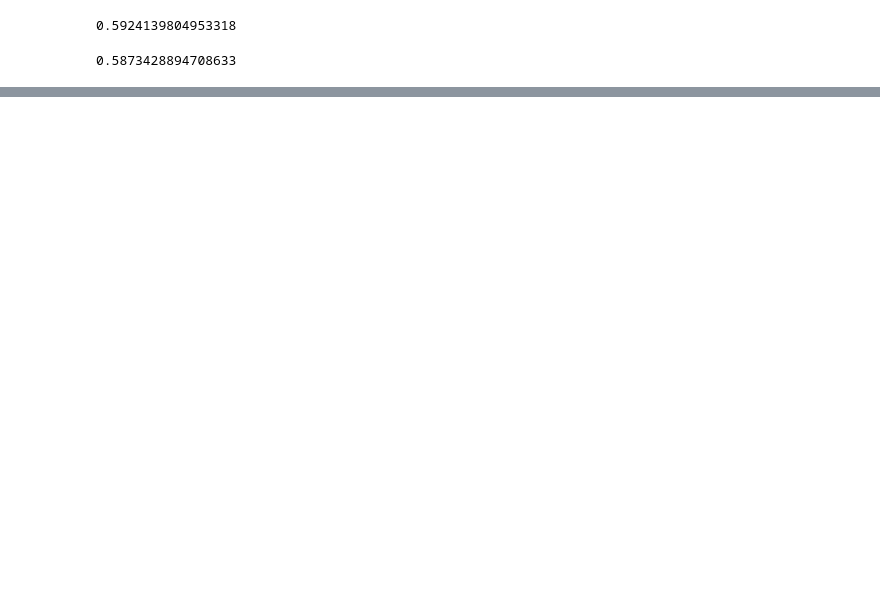
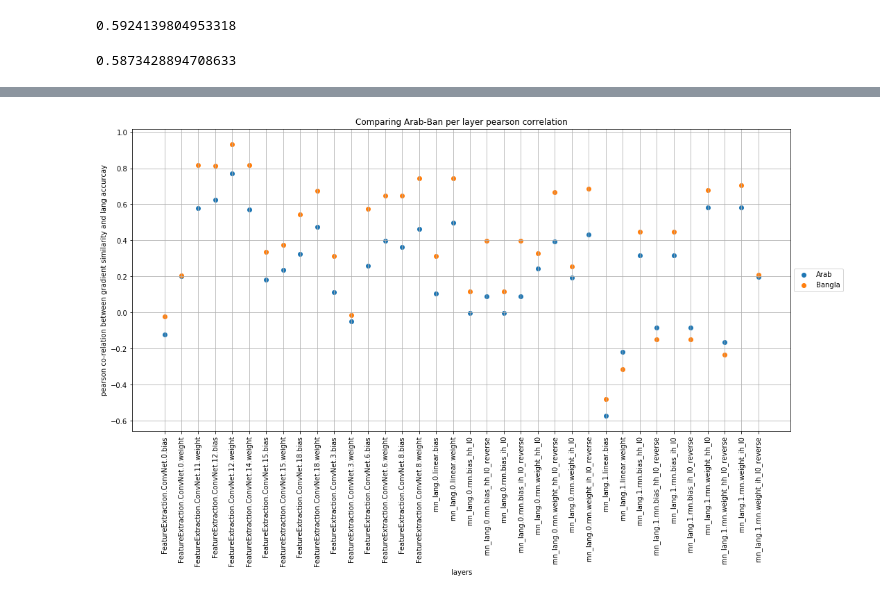
Before and after one commit to rahzaazhar/PAN-PSEnet, a Jupyter notebook: Recognition/GradViz.ipynb, the cells around one changed output, grey strips where cells are left out. Saved outputs shown, nothing was run; the diff lists cells and outputs as text; code cells hidden in the pictures; blank space fills up the shorter version.

```diff
--- a/Recognition/GradViz.ipynb
+++ b/Recognition/GradViz.ipynb
@@ -112,0 +128,17 @@ sum(p_banacc)/len(p_banacc)
+# %%
+labels = p_hinacc.keys()
+values = p_arabacc.values()
+fig, axs = plt.subplots(figsize=(20,8))
+axs.tick_params(axis='x', rotation=90)
+box = axs.get_position()
+axs.set_title('Comparing Arab-Ban per layer pearson correlation')
+axs.set_position([box.x0, box.y0, box.width * 0.85, box.height])
+plt.scatter(list(labels), list(values),label='Arab')
+plt.scatter(list(labels),list(p_banacc_AB.values()),label='Bangla')
+axs.legend(loc='center left', bbox_to_anchor=(1, 0.5))
+axs.set_xlabel('layers')
+axs.set_ylabel('pearson co-relation between gradient similarity and lang accurcay')
+axs.grid(True)
+plt.show()
+# %% [output]
+[figure, added]
```
Also changed, not shown: parts of 5 cells of this notebook.
